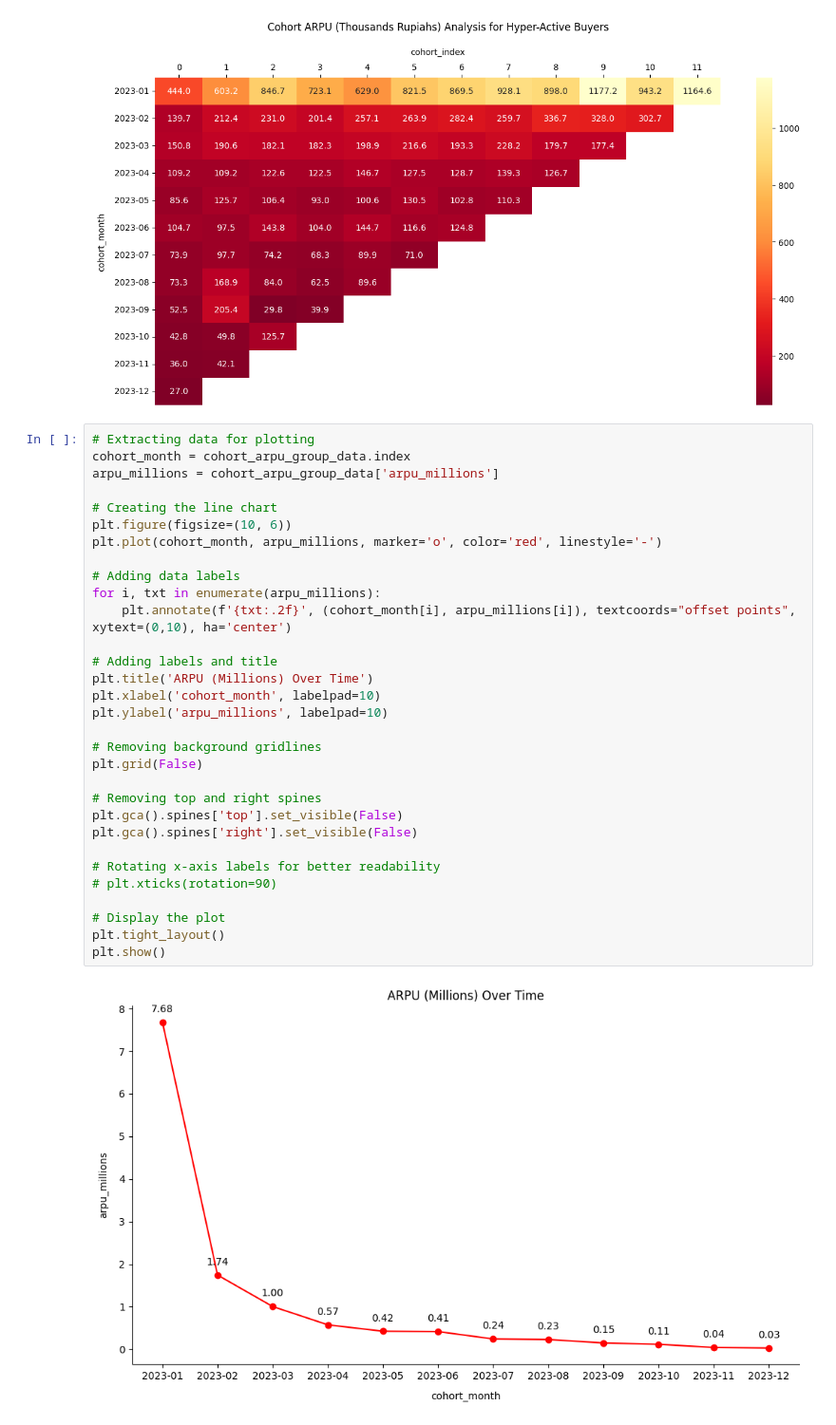
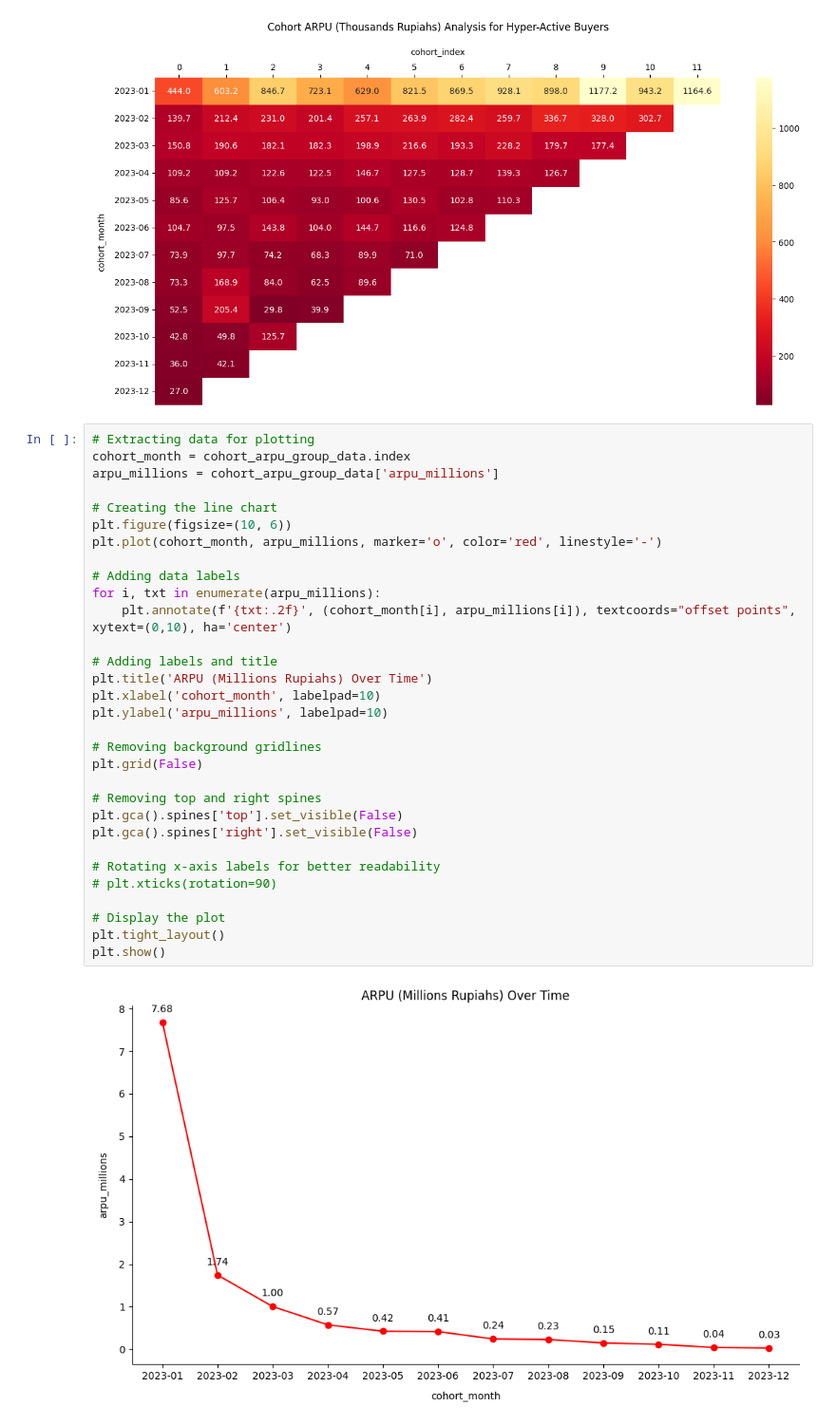
Before and after one commit to arguto1993/b2bcommerce, a Jupyter notebook: 3. cohort/cohort_buyer_hyper.ipynb, the cells around one changed output. Shown at 95% size. Saved outputs shown, nothing was run; the diff lists cells and outputs as text.

```diff
--- a/3. cohort/cohort_buyer_hyper.ipynb
+++ b/3. cohort/cohort_buyer_hyper.ipynb
@@ -569,32 +569,32 @@ plt.show()
 # Extracting data for plotting
 cohort_month = cohort_arpu_group_data.index
 arpu_millions = cohort_arpu_group_data['arpu_millions']
 
 # Creating the line chart
 plt.figure(figsize=(10, 6))
 plt.plot(cohort_month, arpu_millions, marker='o', color='red', linestyle='-')
 
 # Adding data labels
 for i, txt in enumerate(arpu_millions):
     plt.annotate(f'{txt:.2f}', (cohort_month[i], arpu_millions[i]), textcoords="offset points", xytext=(0,10), ha='center')
 
 # Adding labels and title
-plt.title('ARPU (Millions) Over Time')
+plt.title('ARPU (Millions Rupiahs) Over Time')
 plt.xlabel('cohort_month', labelpad=10)
 plt.ylabel('arpu_millions', labelpad=10)
 
 # Removing background gridlines
 plt.grid(False)
 
 # Removing top and right spines
 plt.gca().spines['top'].set_visible(False)
 plt.gca().spines['right'].set_visible(False)
 
 # Rotating x-axis labels for better readability
 # plt.xticks(rotation=90)
 
 # Display the plot
 plt.tight_layout()
 plt.show()
 # %% [output]
-[figure, old version]
+[figure, new version]
```
